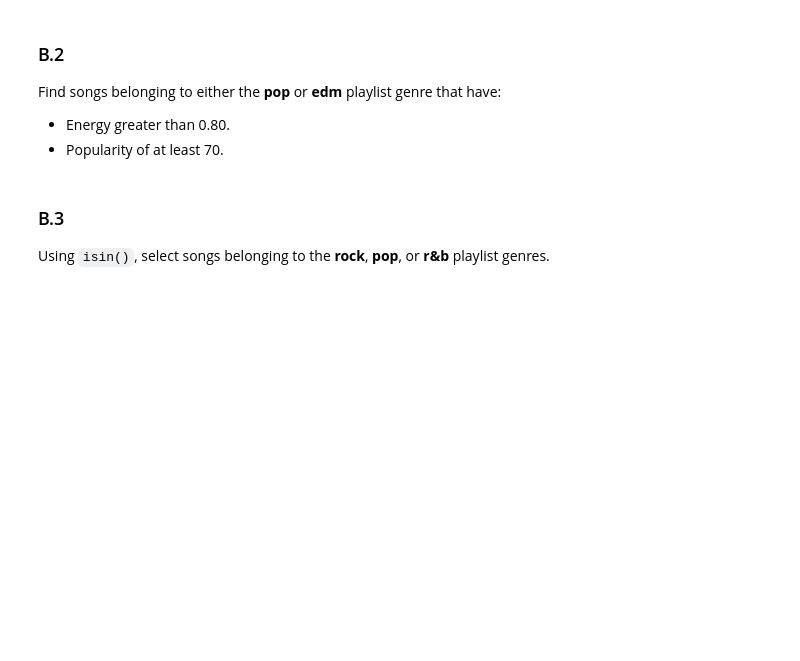
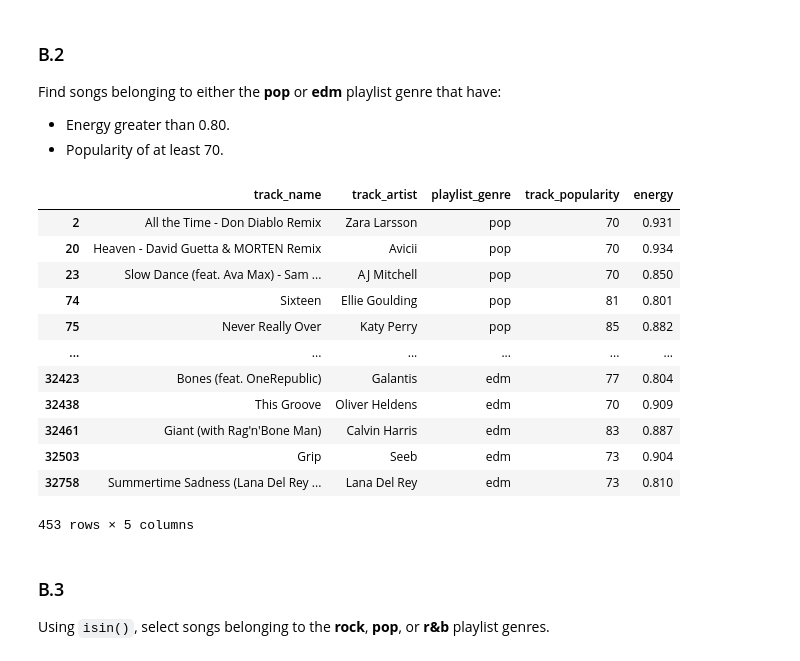
Before and after one commit to borq79/mis_58600, a Jupyter notebook: assignment4/Assignment_4_Problem_2_Spotify_Group19.ipynb, the cells around one changed output. Cells and saved outputs as stored; diff of their text form; code cells hidden in the pictures; blank space fills up the shorter version.

```diff
--- a/assignment4/Assignment_4_Problem_2_Spotify_Group19.ipynb
+++ b/assignment4/Assignment_4_Problem_2_Spotify_Group19.ipynb
@@ -56,6 +149,24 @@ Find songs belonging to either the **pop** or **edm** playlist genre that have:
 - Popularity of at least 70.
 # %%
 # B.2
+pop_or_edm = songs[((songs['playlist_genre'] == "pop") | (songs['playlist_genre'] == "edm")) &
+                   ((songs['energy'] > 0.80)           & (songs['track_popularity'] >= 70))]
+
+pop_or_edm.loc[::, ['track_name', 'track_artist', 'playlist_genre', 'track_popularity', 'energy']]
+# %% [output]
+|  | track_name | track_artist | playlist_genre | track_popularity | energy |
+| 2 | All the Time - Don Diablo Remix | Zara Larsson | pop | 70 | 0.931 |
+| 20 | Heaven - David Guetta & MORTEN Remix | Avicii | pop | 70 | 0.934 |
+| 23 | Slow Dance (feat. Ava Max) - Sam ... | AJ Mitchell | pop | 70 | 0.850 |
+| 74 | Sixteen | Ellie Goulding | pop | 81 | 0.801 |
+| 75 | Never Really Over | Katy Perry | pop | 85 | 0.882 |
+| ... | ... | ... | ... | ... | ... |
+| 32423 | Bones (feat. OneRepublic) | Galantis | edm | 77 | 0.804 |
+| 32438 | This Groove | Oliver Heldens | edm | 70 | 0.909 |
+| 32461 | Giant (with Rag'n'Bone Man) | Calvin Harris | edm | 83 | 0.887 |
+| 32503 | Grip | Seeb | edm | 73 | 0.904 |
+| 32758 | Summertime Sadness (Lana Del Rey ... | Lana Del Rey | edm | 73 | 0.810 |
+453 rows × 5 columns
 # %% [markdown]
 ### B.3
 Using `isin()`, select songs belonging to the **rock**, **pop**, or **r&b** playlist genres.
```
Also changed, not shown: parts of 23 cells of this notebook.
